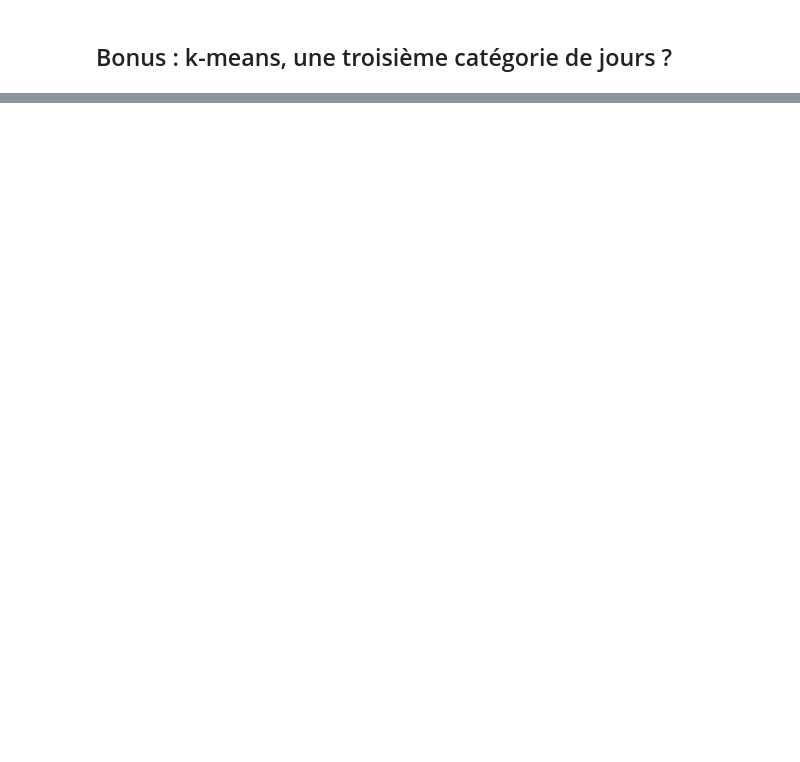
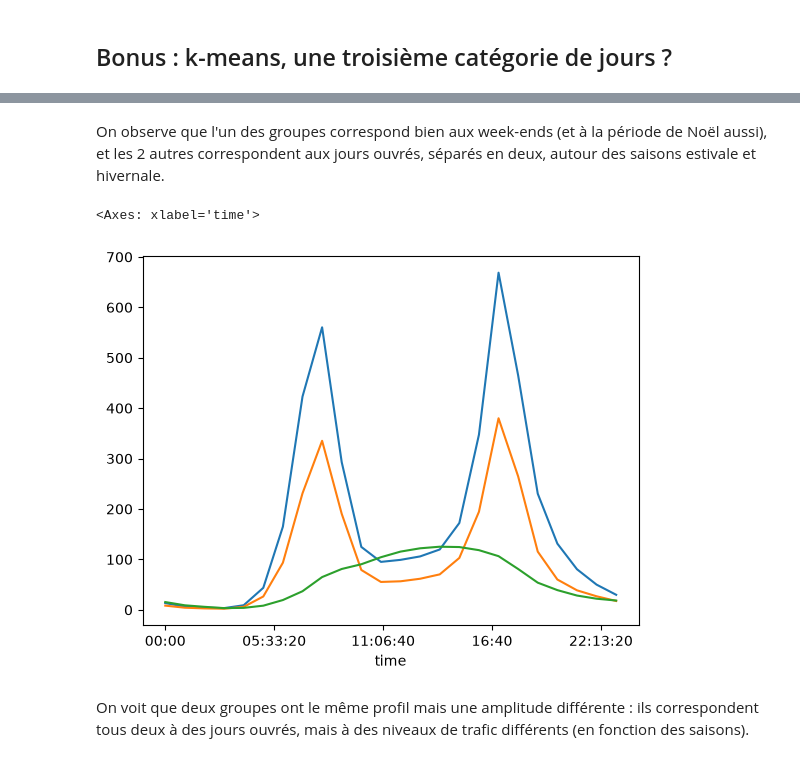
Before and after one commit to clementlegoff8/TP-fremont-bridge, a Jupyter notebook: TP-fremont-bridge.ipynb, the cells around one changed output, grey strips where cells are left out. Saved outputs shown, nothing was run; the diff lists cells and outputs as text; code cells hidden in the pictures; blank space fills up the shorter version.

```diff
--- a/TP-fremont-bridge.ipynb
+++ b/TP-fremont-bridge.ipynb
@@ -276,0 +300,12 @@ numerojour = dates.dayofyear
+# %% [markdown]
+On observe que l'un des groupes correspond bien aux week-ends (et à la période de Noël aussi), et les 2 autres correspondent aux jours ouvrés, séparés en deux, autour des saisons estivale et hivernale.
+# %%
+#Affichage des profils horaires moyens de chaque groupe
+pca_input[repartition == 0].mean().plot()
+pca_input[repartition == 1].mean().plot()
+pca_input[repartition == 2].mean().plot()
+# %% [output]
+<Axes: xlabel='time'>
+[figure, added]
+# %% [markdown]
+On voit que deux groupes ont le même profil mais une amplitude différente : ils correspondent tous deux à des jours ouvrés, mais à des niveaux de trafic différents (en fonction des saisons).
```
Also changed, not shown: parts of 26 cells of this notebook.
